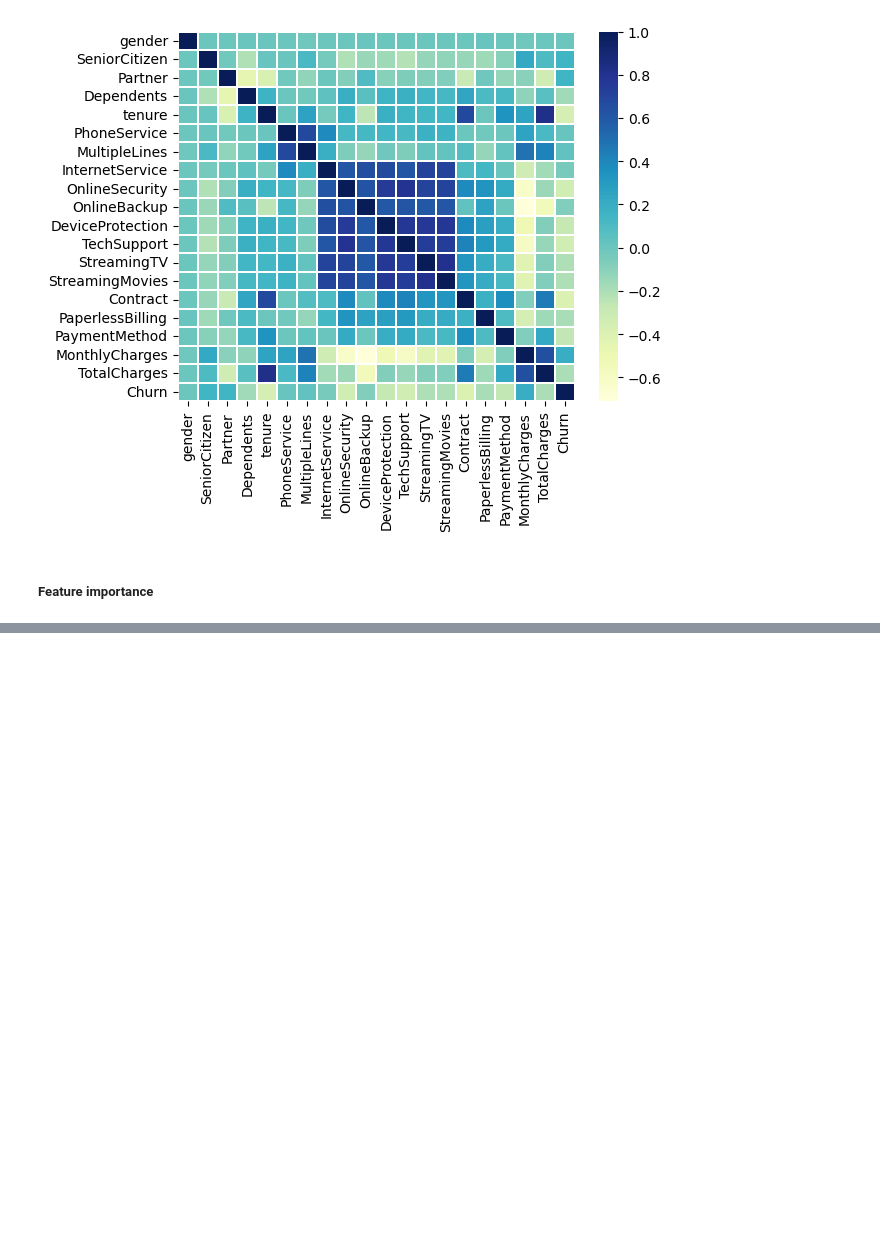
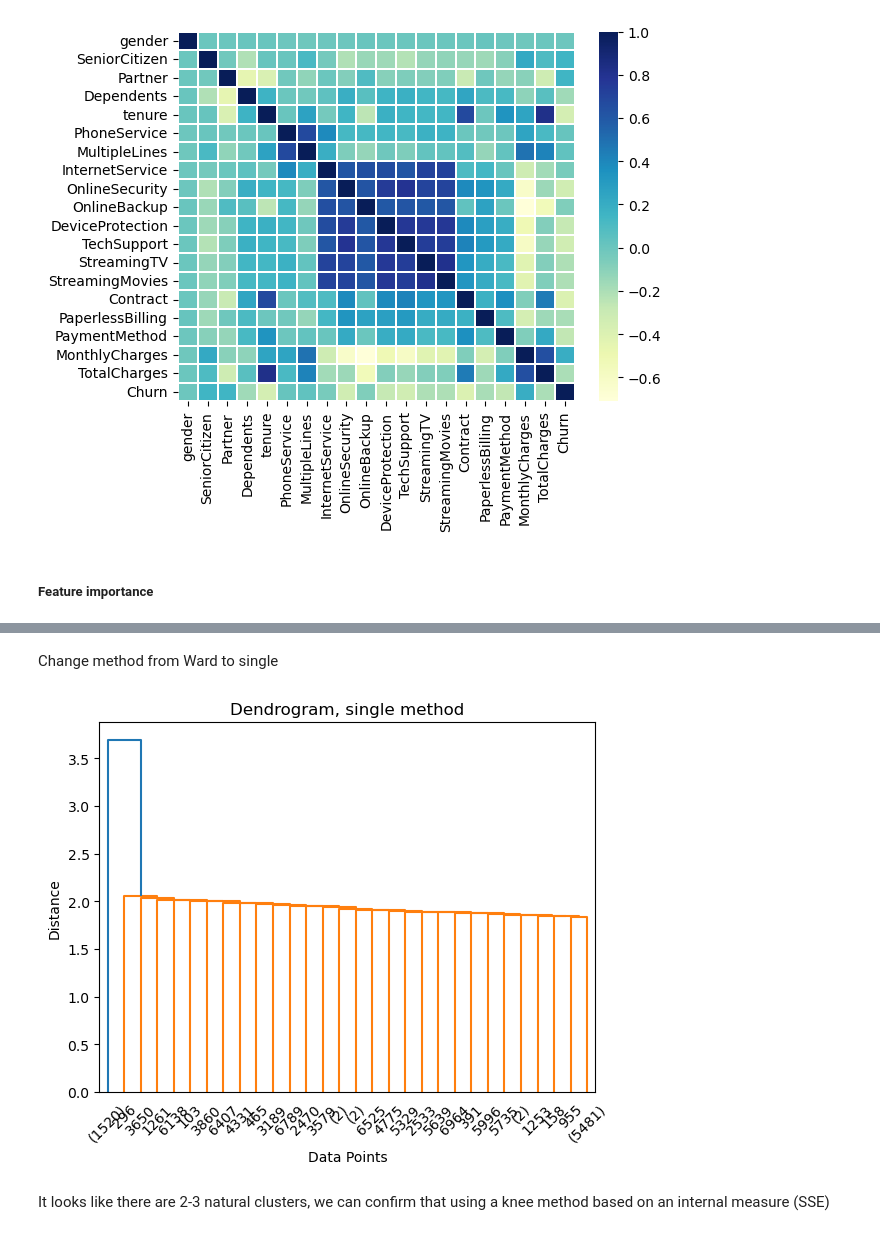
Before and after one commit to mccc03/IML_SNS_project, a Jupyter notebook: Part1/Codes/telco.ipynb, the cells around one changed output, grey strips where cells are left out. Saved outputs shown, nothing was run; the diff lists cells and outputs as text; code cells hidden in the pictures; blank space fills up the shorter version.

```diff
--- a/Part1/Codes/telco.ipynb
+++ b/Part1/Codes/telco.ipynb
@@ -365,0 +492,13 @@ fd
+# %% [markdown]
+Change method from Ward to single
+# %%
+data_link_single = linkage(data_dist, method='single', metric='euclidean')
+dendrogram(data_link_single, truncate_mode='lastp')
+plt.title("Dendrogram, single method")
+plt.xlabel("Data Points")
+plt.ylabel("Distance")
+plt.show()
+# %% [output]
+[figure, added]
+# %% [markdown]
+It looks like there are 2-3 natural clusters, we can confirm that using a knee method based on an internal measure (SSE)
```
Also changed, not shown: parts of 54 cells of this notebook, 3 other files.
